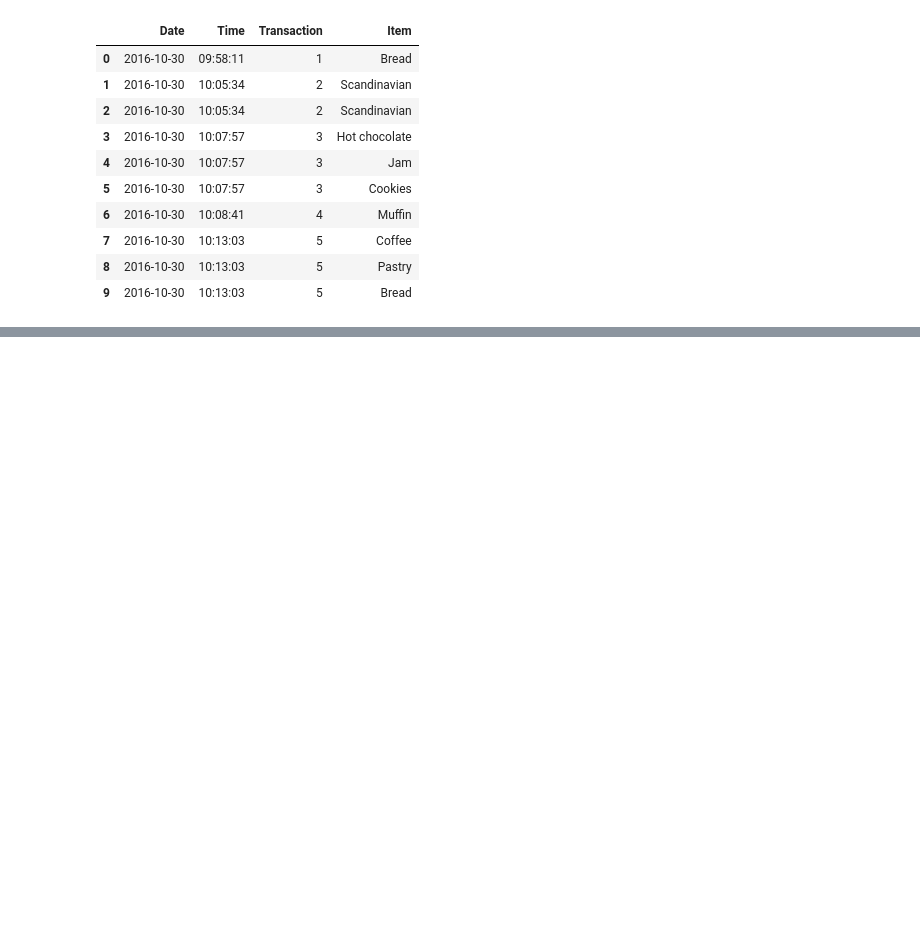
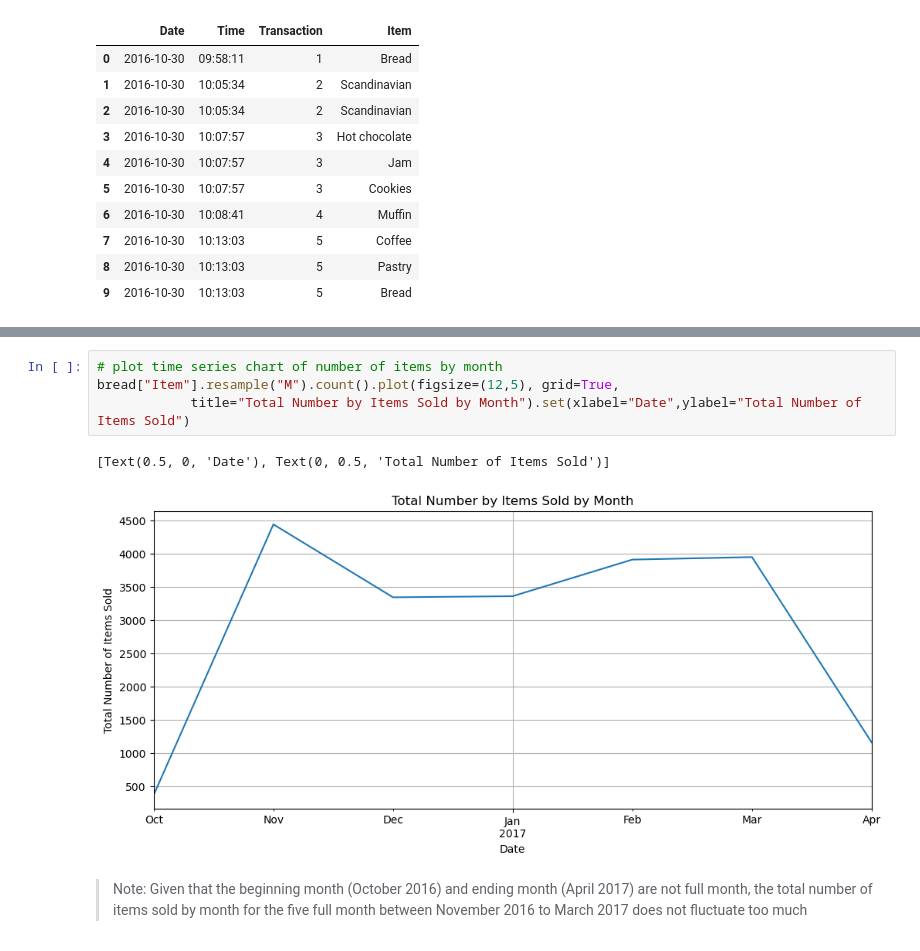
Before and after one commit to Shlok2002/blog, a Jupyter notebook: _notebooks/2022-12-15-Market-Basket-Analysis.ipynb, the cells around one changed output, grey strips where cells are left out. Drawn from its saved outputs; the diff is of its cells as text; blank space fills up the shorter version.

```diff
--- a/_notebooks/2022-12-15-Market-Basket-Analysis.ipynb
+++ b/_notebooks/2022-12-15-Market-Basket-Analysis.ipynb
@@ -213,0 +313,9 @@ Number of rows:20507
+# %%
+# plot time series chart of number of items by month
+bread["Item"].resample("M").count().plot(figsize=(12,5), grid=True,
+            title="Total Number by Items Sold by Month").set(xlabel="Date",ylabel="Total Number of Items Sold")
+# %% [output]
+[Text(0.5, 0, 'Date'), Text(0, 0.5, 'Total Number of Items Sold')]
+[figure, added]
+# %% [markdown]
+> Note: Given that the beginning month (October 2016) and ending month (April 2017) are not full month, the total number of items sold by month for the five full month between November 2016 to March 2017 does not fluctuate too much
```
Also changed, not shown: parts of 41 cells of this notebook.
